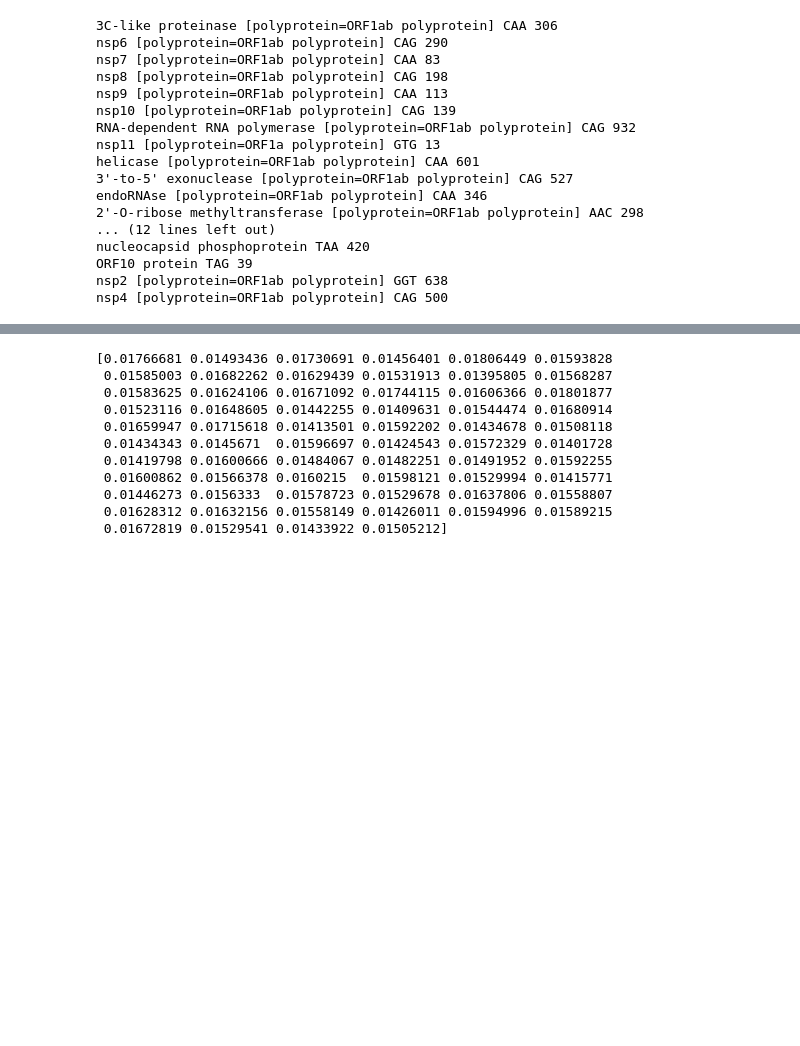
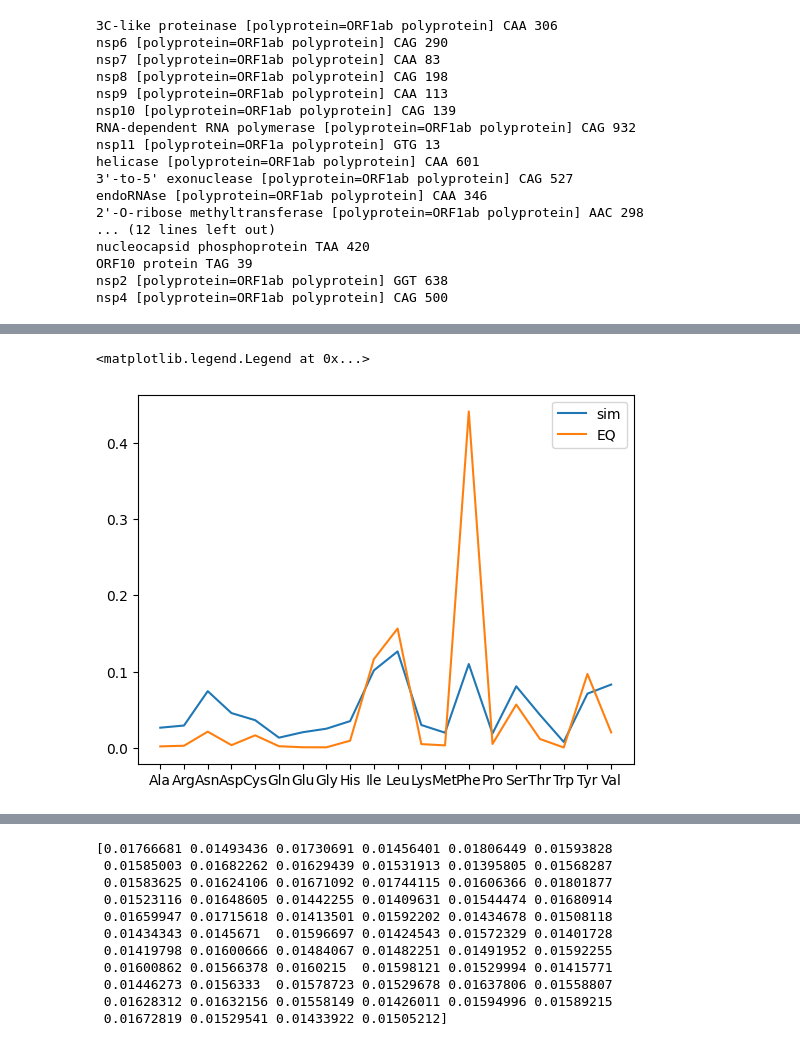
Before and after one commit to mitoclub/RNAViralMutSpec, a Jupyter notebook: sars-cov-2_aa_subst/simulation.ipynb, the cells around one changed output, grey strips where cells are left out. Saved outputs shown, nothing was run; the diff lists cells and outputs as text; code cells hidden in the pictures; blank space fills up the shorter version.

```diff
--- a/sars-cov-2_aa_subst/simulation.ipynb
+++ b/sars-cov-2_aa_subst/simulation.ipynb
@@ -88,0 +140,3 @@ Current state after iteration: [0.01477355 0.0164476  0.01712541 0.01480212 0.01
+# %%
+_, Maa = prepare_exp_aa_subst(spectrum_20A)
+Maa = (Maa.T / Maa.sum(axis=1)).T
@@ -88,0 +164,25 @@ Current state after iteration: [0.01477355 0.0164476  0.01712541 0.01480212 0.01
+# %%
+aa_init_freqs = {'Met': 207,
+ 'Glu': 442,
+ 'Ser': 661,
+ 'Leu': 930,
+ 'Val': 781,
+ 'Pro': 394,
+ 'Gly': 576,
+ 'Phe': 500,
+ 'Asn': 532,
+ 'Lys': 562,
+ 'Thr': 718,
+ 'His': 189,
+ 'Gln': 365,
+ 'Arg': 350,
+ 'Asp': 511,
+ 'Ala': 658,
+ 'Cys': 296,
+ 'Tyr': 448,
+ 'Ile': 513,
+ 'Trp': 111}
+
+aa_init_freqs = np.array([aa_init_freqs[x] for x in Maa.columns])
+aa_init_freqs = aa_init_freqs / aa_init_freqs.sum()
+aa_init_freqs
@@ -88,0 +194,4 @@ Current state after iteration: [0.01477355 0.0164476  0.01712541 0.01480212 0.01
+# %%
+_ = eq_freq_df.groupby('aa').eq_freq.sum().to_dict()
+aa_eq_freq = np.array([_[x] for x in Maa.columns])
+aa_eq_freq
@@ -88,0 +203,8 @@ Current state after iteration: [0.01477355 0.0164476  0.01712541 0.01480212 0.01
+# %%
+for i in range(10):
+    d = euclidean(simulate_markov_power(Maa.values, aa_init_freqs, i), aa_eq_freq)
+    print(i, d)
+
+res_aa = simulate_markov_power(Maa.values, aa_init_freqs, 10000)
+
+euclidean(res_aa, aa_eq_freq)
@@ -88,0 +223,8 @@ Current state after iteration: [0.01477355 0.0164476  0.01712541 0.01480212 0.01
+# %%
+plt.plot(res_aa, label='sim')
+plt.plot(aa_eq_freq, label='EQ')
+plt.xticks(range(20), Maa.columns.values)
+plt.legend()
+# %% [output]
+<matplotlib.legend.Legend at 0x...>
+[figure, added]
```
Also changed, not shown: parts of 33 cells of this notebook, 4 other files.
